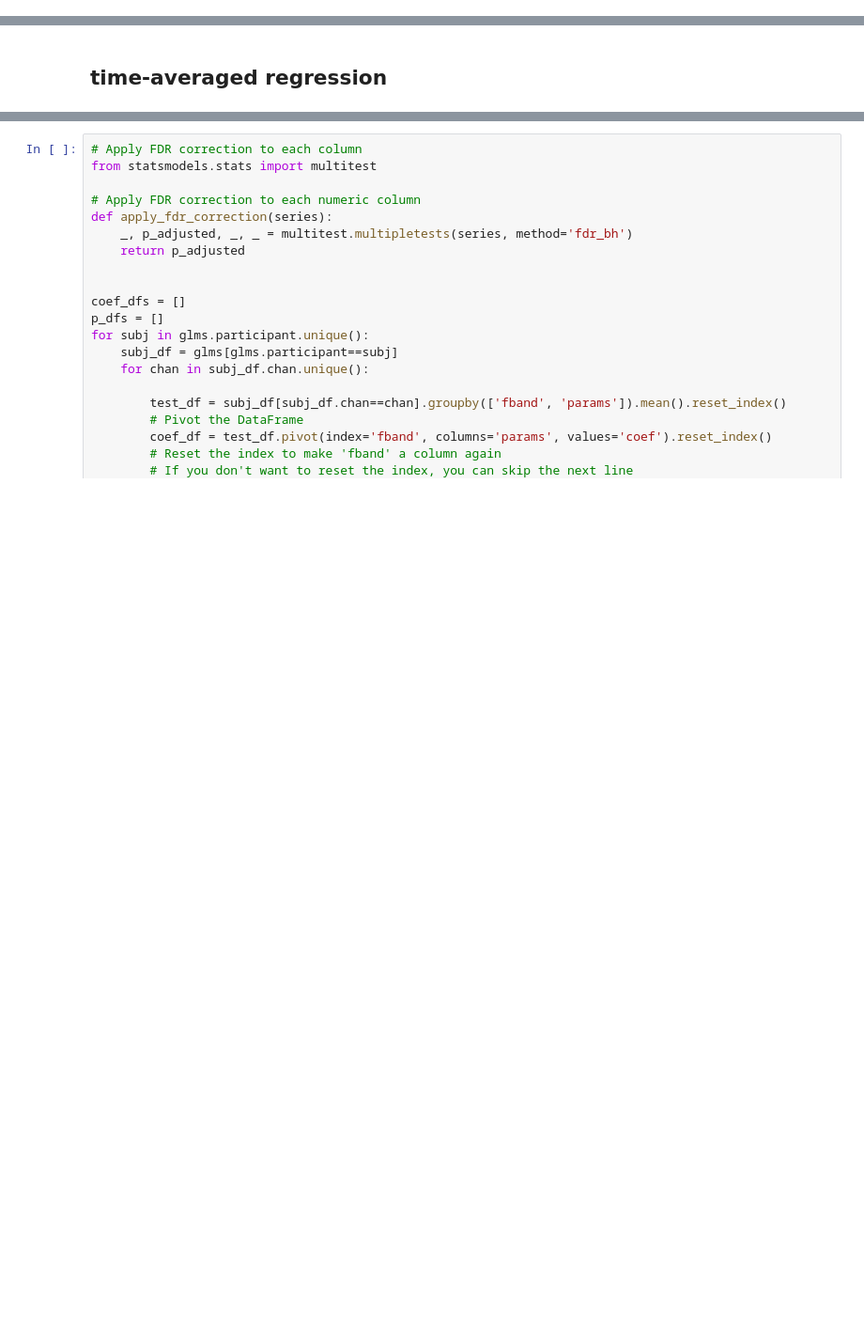
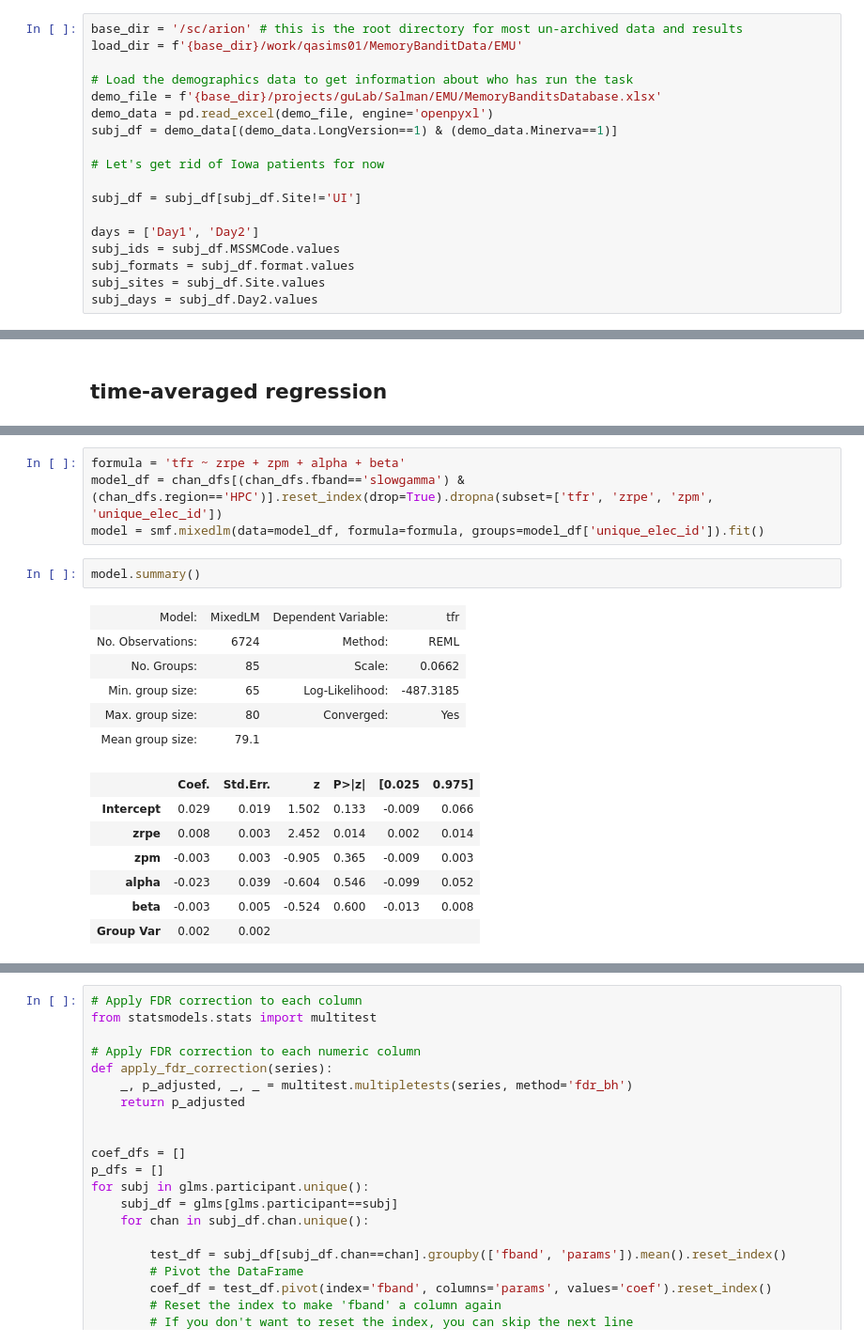
Before and after one commit to seqasim/LFPAnalysis, a Jupyter notebook: scripts/TimeResolvedRegression.ipynb, the cells around one changed output, grey strips where cells are left out. Shown at 94% size. Drawn from its saved outputs; the diff is of its cells as text; blank space fills up the shorter version.

```diff
--- a/scripts/TimeResolvedRegression.ipynb
+++ b/scripts/TimeResolvedRegression.ipynb
@@ -42,0 +49,18 @@ sys.path.append('/hpc/users/qasims01/resources/LFPAnalysis')
+# %%
+base_dir = '/sc/arion' # this is the root directory for most un-archived data and results
+load_dir = f'{base_dir}/work/qasims01/MemoryBanditData/EMU'
+
+# Load the demographics data to get information about who has run the task
+demo_file = f'{base_dir}/projects/guLab/Salman/EMU/MemoryBanditsDatabase.xlsx'
+demo_data = pd.read_excel(demo_file, engine='openpyxl')
+subj_df = demo_data[(demo_data.LongVersion==1) & (demo_data.Minerva==1)]
+
+# Let's get rid of Iowa patients for now
+
+subj_df = subj_df[subj_df.Site!='UI']
+
+days = ['Day1', 'Day2']
+subj_ids = subj_df.MSSMCode.values
+subj_formats = subj_df.format.values
+subj_sites = subj_df.Site.values
+subj_days = subj_df.Day2.values
@@ -224,0 +302,20 @@ glms = pd.concat(glms)
+# %%
+formula = 'tfr ~ zrpe + zpm + alpha + beta'
+model_df = chan_dfs[(chan_dfs.fband=='slowgamma') & (chan_dfs.region=='HPC')].reset_index(drop=True).dropna(subset=['tfr', 'zrpe', 'zpm', 'unique_elec_id'])
+model = smf.mixedlm(data=model_df, formula=formula, groups=model_df['unique_elec_id']).fit()
+# %%
+model.summary()
+# %% [output]
+| Model: | MixedLM | Dependent Variable: | tfr |
+| No. Observations: | 6724 | Method: | REML |
+| No. Groups: | 85 | Scale: | 0.0662 |
+| Min. group size: | 65 | Log-Likelihood: | -487.3185 |
+| Max. group size: | 80 | Converged: | Yes |
+| Mean group size: | 79.1 |  |  |
+|  | Coef. | Std.Err. | z | P>|z| | [0.025 | 0.975] |
+| Intercept | 0.029 | 0.019 | 1.502 | 0.133 | -0.009 | 0.066 |
+| zrpe | 0.008 | 0.003 | 2.452 | 0.014 | 0.002 | 0.014 |
+| zpm | -0.003 | 0.003 | -0.905 | 0.365 | -0.009 | 0.003 |
+| alpha | -0.023 | 0.039 | -0.604 | 0.546 | -0.099 | 0.052 |
+| beta | -0.003 | 0.005 | -0.524 | 0.600 | -0.013 | 0.008 |
+| Group Var | 0.002 | 0.002 |  |  |  |  |
```
Also changed, not shown: parts of 11 cells of this notebook, 3 other files.
